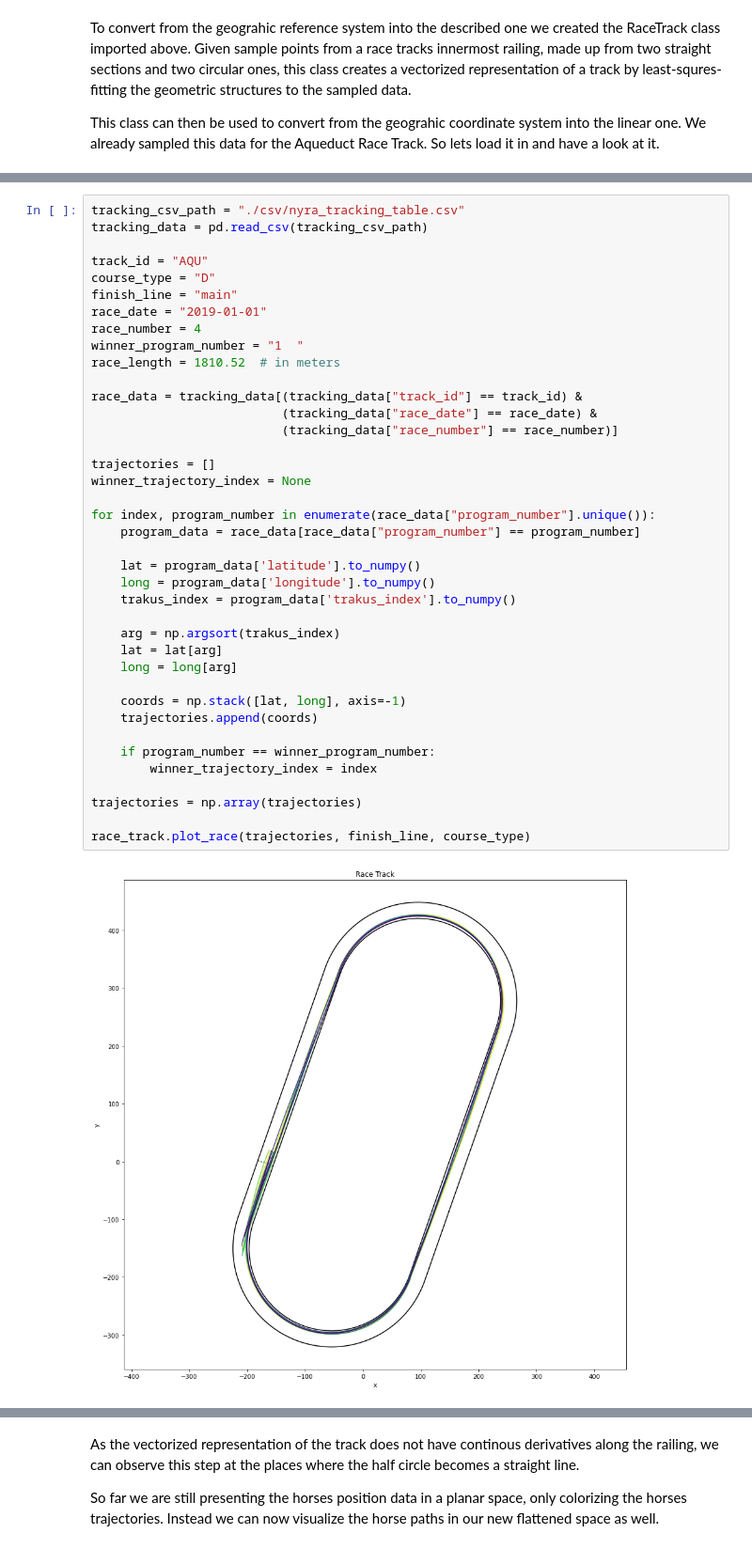
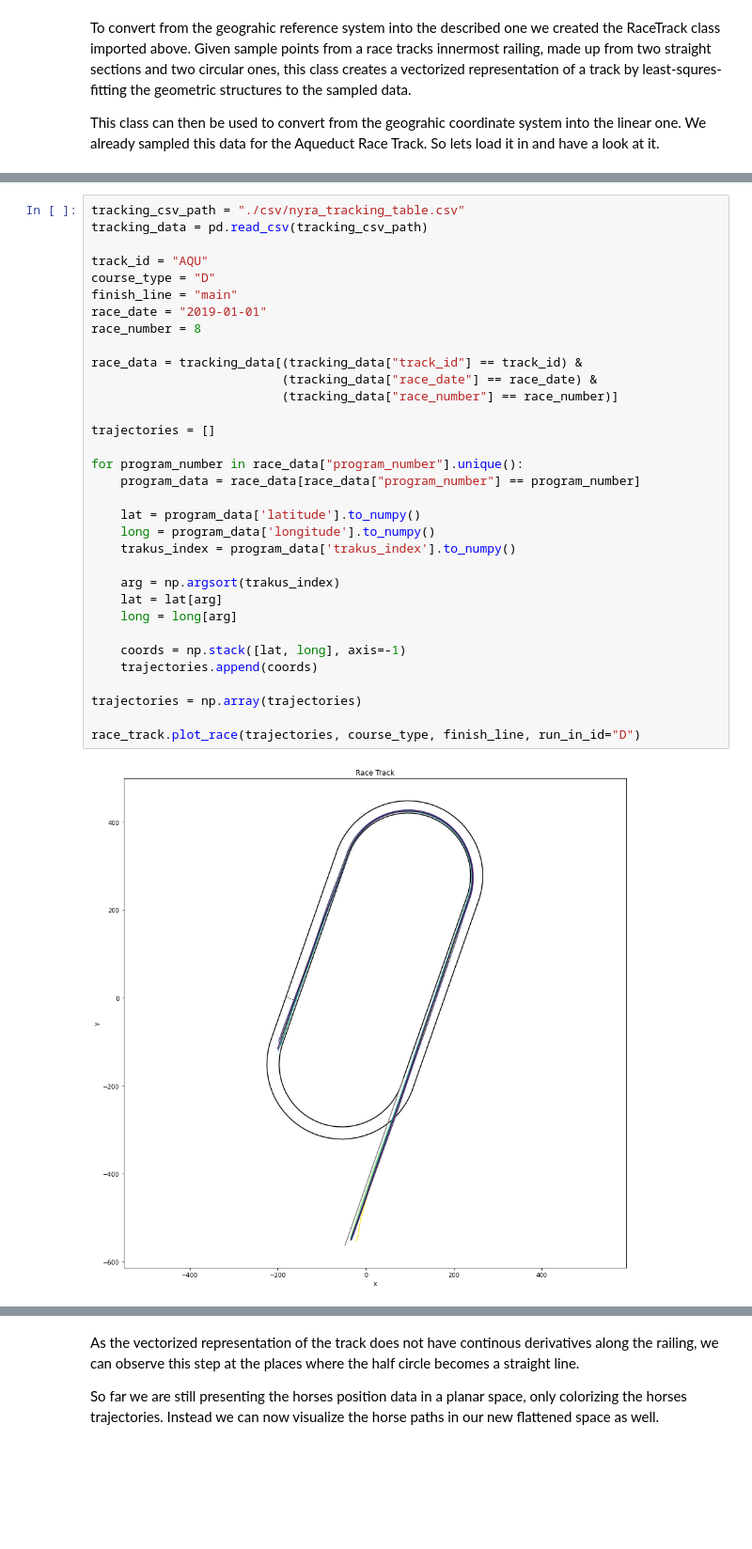
Before and after one commit to DavidBrandes/horse_racing, a Jupyter notebook: showcase.ipynb, the cells around one changed output, grey strips where cells are left out. Shown at 94% size. Saved outputs shown, nothing was run; the diff lists cells and outputs as text; blank space fills up the shorter version.

Commit message:
added in inner tracks

```diff
--- a/showcase.ipynb
+++ b/showcase.ipynb
@@ -40,43 +38,37 @@ Let us now visualize a race.
 tracking_csv_path = "./csv/nyra_tracking_table.csv"
 tracking_data = pd.read_csv(tracking_csv_path)
 
 track_id = "AQU"
 course_type = "D"
 finish_line = "main"
 race_date = "2019-01-01"
-race_number = 4
-winner_program_number = "1  "
-race_length = 1810.52  # in meters
+race_number = 8
 
 race_data = tracking_data[(tracking_data["track_id"] == track_id) &
                           (tracking_data["race_date"] == race_date) &
                           (tracking_data["race_number"] == race_number)]
 
 trajectories = []
-winner_trajectory_index = None
 
-for index, program_number in enumerate(race_data["program_number"].unique()):
+for program_number in race_data["program_number"].unique():
     program_data = race_data[race_data["program_number"] == program_number]
 
     lat = program_data['latitude'].to_numpy()
     long = program_data['longitude'].to_numpy()
     trakus_index = program_data['trakus_index'].to_numpy()
 
     arg = np.argsort(trakus_index)
     lat = lat[arg]
     long = long[arg]
 
     coords = np.stack([lat, long], axis=-1)
     trajectories.append(coords)
 
-    if program_number == winner_program_number:
-        winner_trajectory_index = index
-
 trajectories = np.array(trajectories)
 
-race_track.plot_race(trajectories, finish_line, course_type)
+race_track.plot_race(trajectories, course_type, finish_line, run_in_id="D")
 # %% [output]
-[figure, old version]
+[figure, new version]
 # %% [markdown]
 In the above plot, every horse of the selected race is given a seperate color. However we might also colorize the horses trajectories by their forward distance to the finish line, railing offset and curvature instead.
 
```
Also changed, not shown: parts of 18 cells of this notebook, 17 other files.
